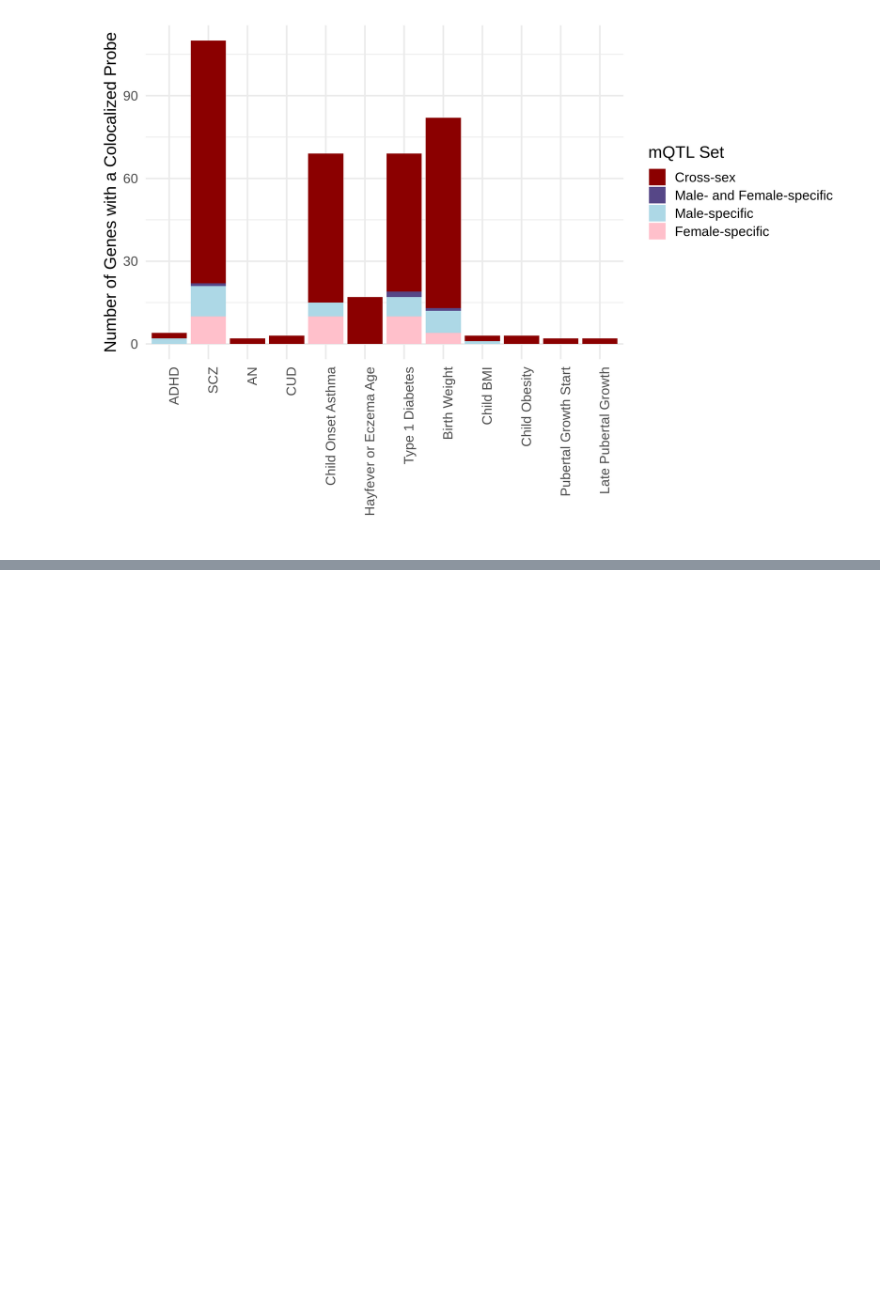
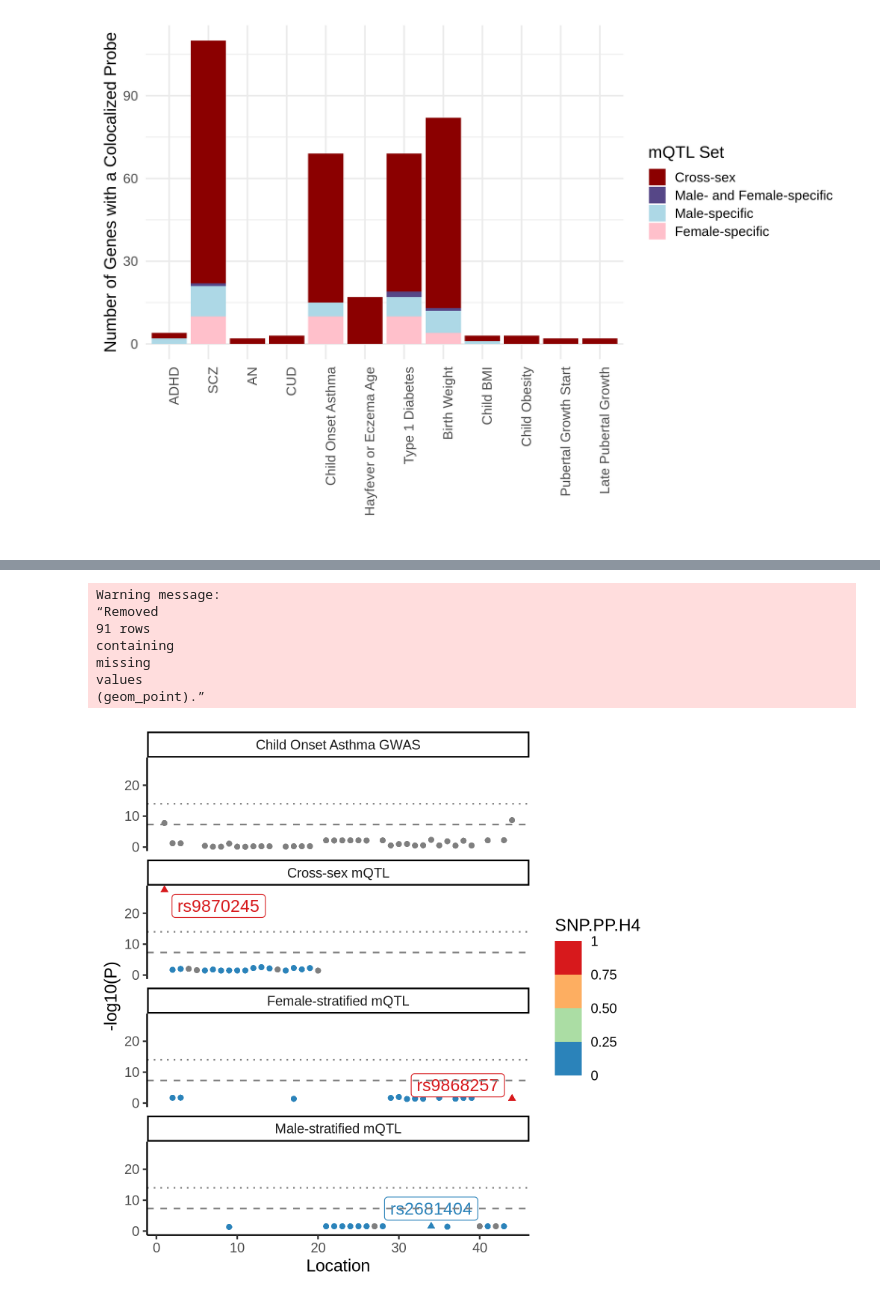
Before and after one commit to wilcas/sex_specific_mQTL, a Jupyter notebook: mQTL_analyses/main_analyses/placental_mqtl_colocalization.ipynb, the cells around one changed output, grey strips where cells are left out. Cells and saved outputs as stored; diff of their text form; code cells hidden in the pictures; blank space fills up the shorter version.

```diff
--- a/mQTL_analyses/main_analyses/placental_mqtl_colocalization.ipynb
+++ b/mQTL_analyses/main_analyses/placental_mqtl_colocalization.ipynb
@@ -1236,0 +1004,11 @@ A data.table: 1 × 1
+# %%
+plot_coloc("cg16796354")
+# %% [output]
+Warning message:
+“Removed
+91 rows
+containing
+missing
+values
+(geom_point).”
+[figure, added]
```
Also changed, not shown: parts of 34 cells of this notebook.
